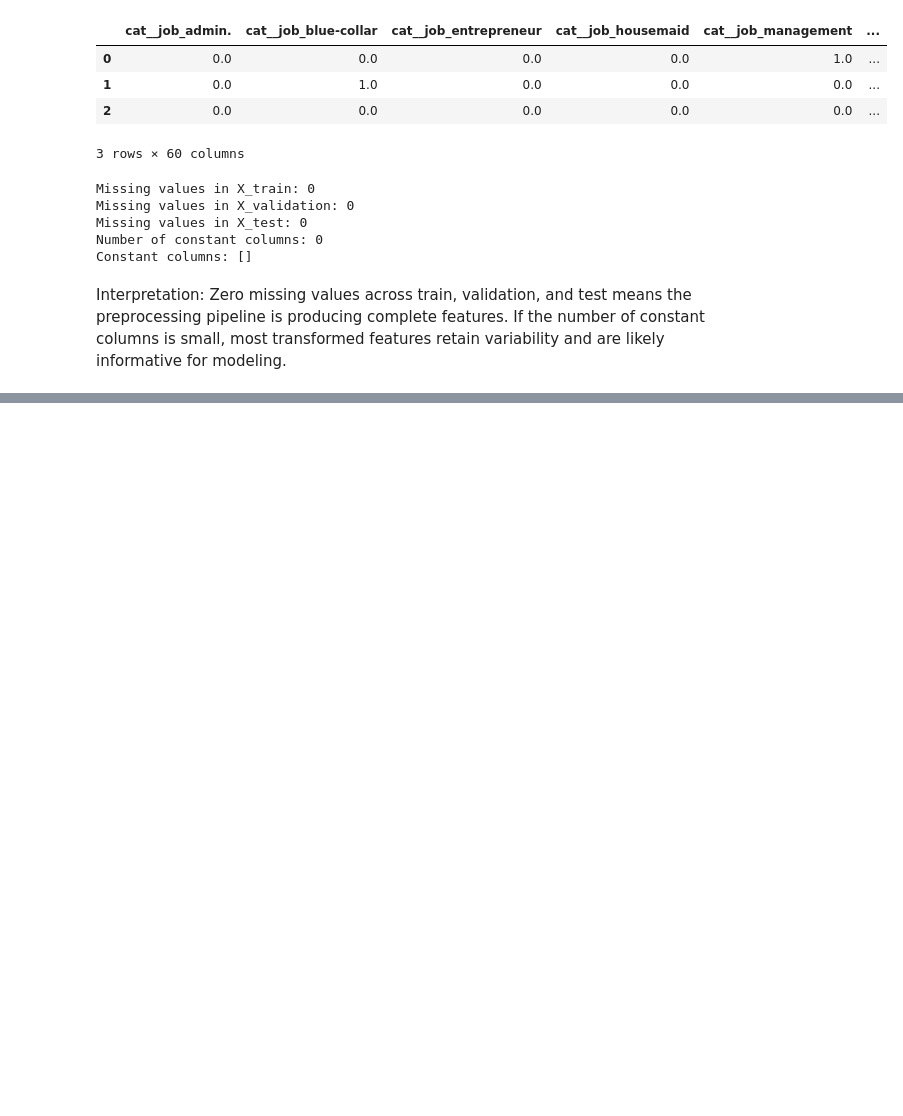
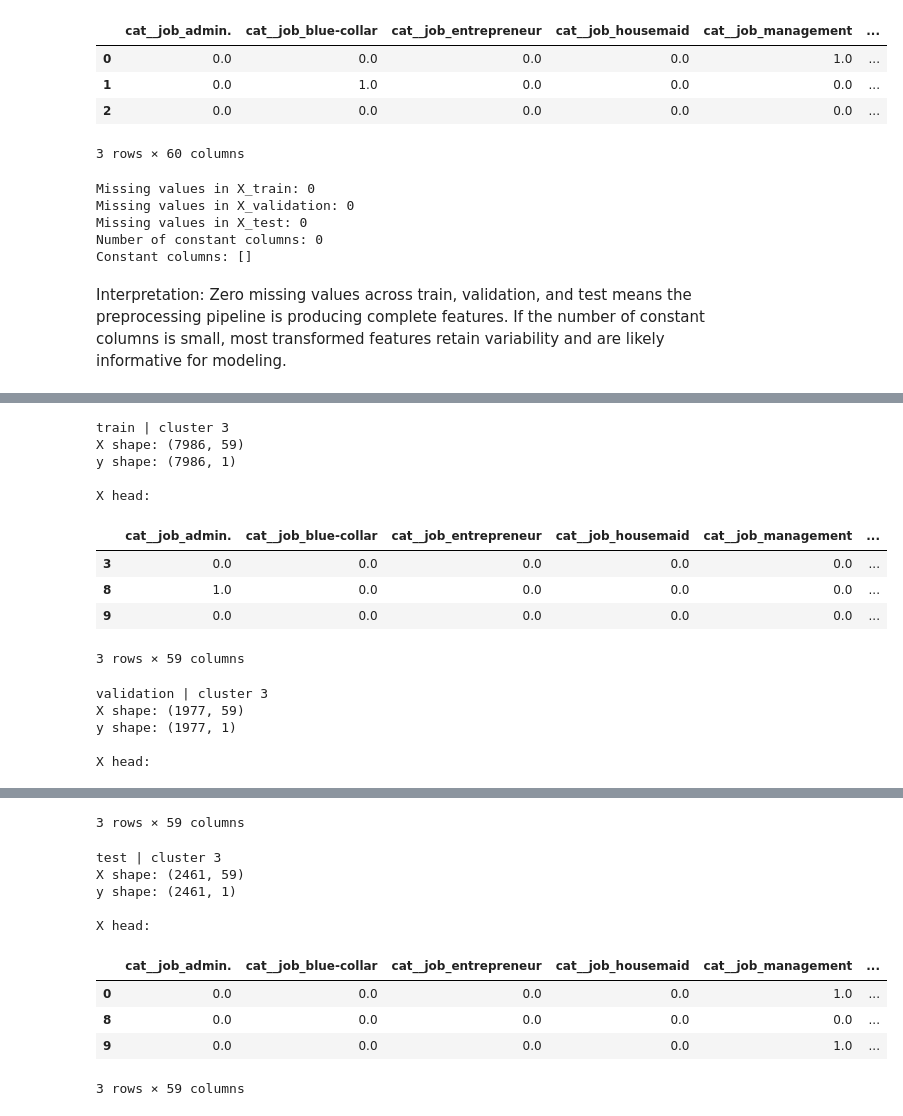
Before and after one commit to tonantzin-real/IDS_705_final_project, a Jupyter notebook: 02_preprocessing.ipynb, the cells around one changed output, grey strips where cells are left out. Cells and saved outputs as stored; diff of their text form; code cells hidden in the pictures; blank space fills up the shorter version.

```diff
--- a/02_preprocessing.ipynb
+++ b/02_preprocessing.ipynb
@@ -1332,0 +1452,23 @@ Interpretation: Zero missing values across train, validation, and test means the
+# %%
+cluster_id = 3
+X_train, y_train = load_dataset(nb="02", split="train", cluster_id=cluster_id)
+X_validation, y_validation = load_dataset(
+    nb="02", split="validation", cluster_id=cluster_id
+)
+X_test, y_test = load_dataset(nb="02", split="test", cluster_id=cluster_id)
+# %% [output]
+train | cluster 3
+X shape: (7986, 59)
+y shape: (7986, 1)
+
+X head:
+|  | cat__job_admin. | cat__job_blue-collar | cat__job_entrepreneur | cat__job_housemaid | cat__job_management | ... |
+| 3 | 0.0 | 0.0 | 0.0 | 0.0 | 0.0 | ... |
+| 8 | 1.0 | 0.0 | 0.0 | 0.0 | 0.0 | ... |
+| 9 | 0.0 | 0.0 | 0.0 | 0.0 | 0.0 | ... |
+3 rows × 59 columns
+validation | cluster 3
+X shape: (1977, 59)
+y shape: (1977, 1)
+
+X head:
@@ -1332,0 +1479,11 @@ Interpretation: Zero missing values across train, validation, and test means the
+3 rows × 59 columns
+test | cluster 3
+X shape: (2461, 59)
+y shape: (2461, 1)
+
+X head:
+|  | cat__job_admin. | cat__job_blue-collar | cat__job_entrepreneur | cat__job_housemaid | cat__job_management | ... |
+| 0 | 0.0 | 0.0 | 0.0 | 0.0 | 1.0 | ... |
+| 8 | 0.0 | 0.0 | 0.0 | 0.0 | 0.0 | ... |
+| 9 | 0.0 | 0.0 | 0.0 | 0.0 | 1.0 | ... |
+3 rows × 59 columns
```
Also changed, not shown: parts of 7 cells of this notebook, 15 other files.
